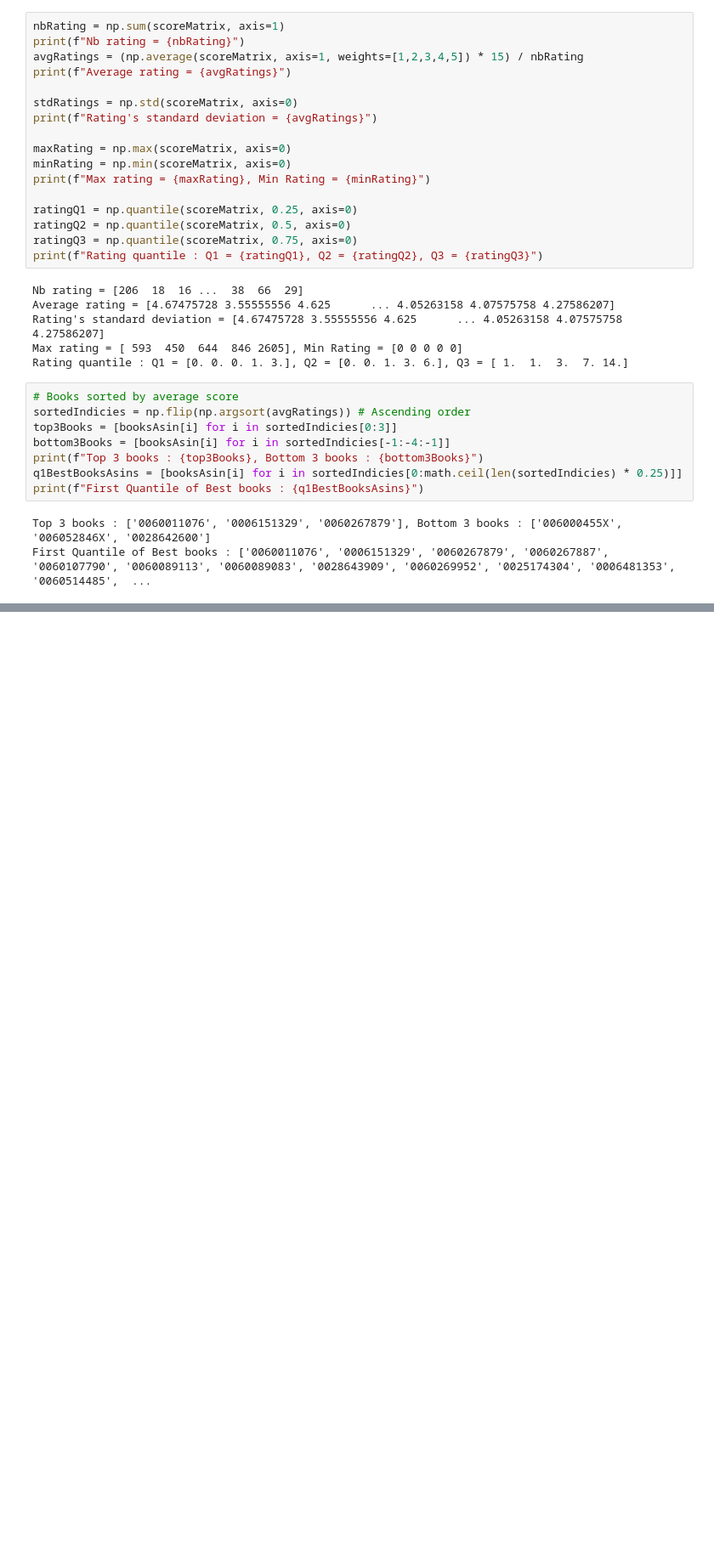
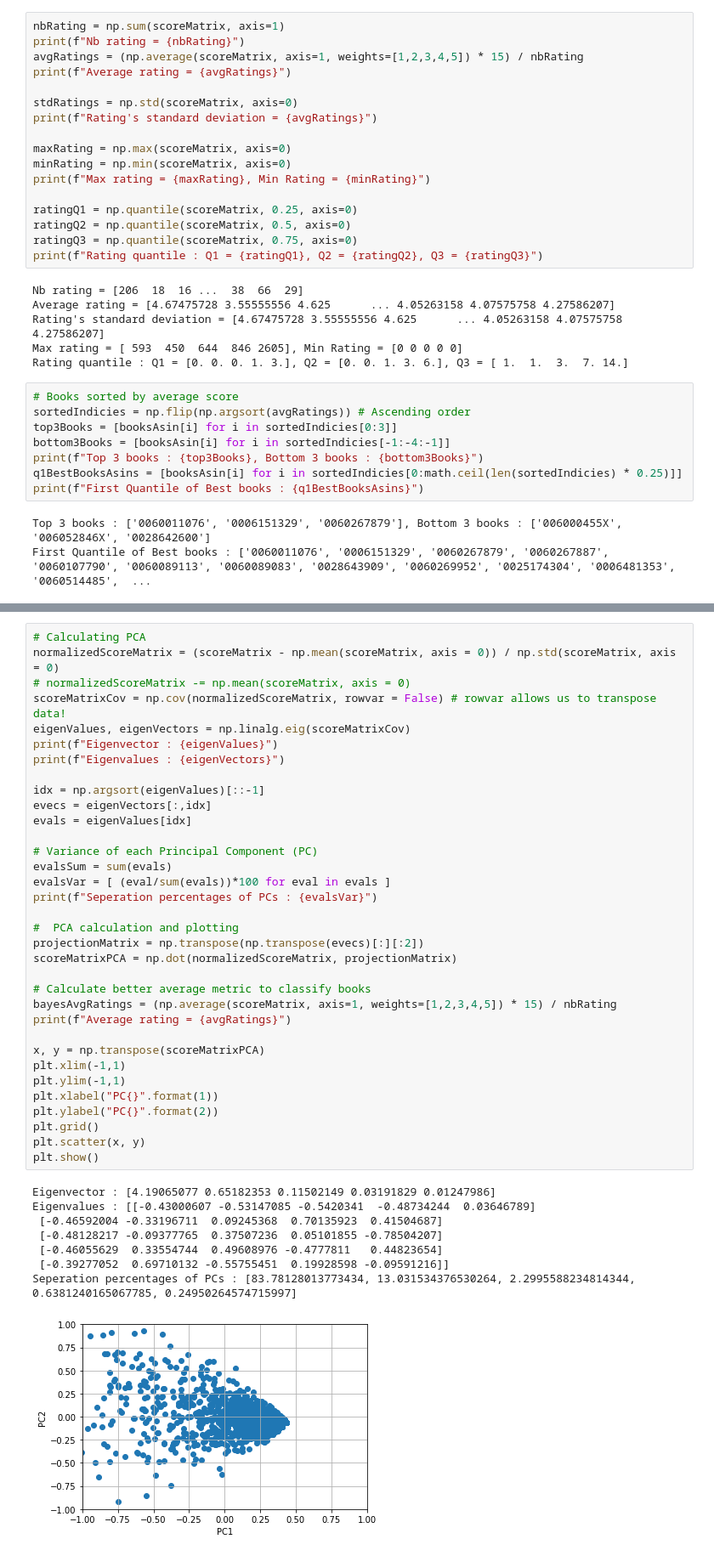
Before and after one commit to darhal/IFT799-DataScience, a Jupyter notebook: Lab1/tp1.ipynb, the cells around one changed output, grey strips where cells are left out. Shown: that part at 85% size. Cells and saved outputs as stored; diff of their text form; blank space fills up the shorter version.

```diff
--- a/Lab1/tp1.ipynb
+++ b/Lab1/tp1.ipynb
@@ -92,0 +93,43 @@ plt.show()
+# %%
+# Calculating PCA
+normalizedScoreMatrix = (scoreMatrix - np.mean(scoreMatrix, axis = 0)) / np.std(scoreMatrix, axis = 0)
+# normalizedScoreMatrix -= np.mean(scoreMatrix, axis = 0)
+scoreMatrixCov = np.cov(normalizedScoreMatrix, rowvar = False) # rowvar allows us to transpose data!
+eigenValues, eigenVectors = np.linalg.eig(scoreMatrixCov)
+print(f"Eigenvector : {eigenValues}")
+print(f"Eigenvalues : {eigenVectors}")
+
+idx = np.argsort(eigenValues)[::-1]
+evecs = eigenVectors[:,idx]
+evals = eigenValues[idx]
+
+# Variance of each Principal Component (PC)
+evalsSum = sum(evals)
+evalsVar = [ (eval/sum(evals))*100 for eval in evals ]
+print(f"Seperation percentages of PCs : {evalsVar}")
+
+#  PCA calculation and plotting
+projectionMatrix = np.transpose(np.transpose(evecs)[:][:2])
+scoreMatrixPCA = np.dot(normalizedScoreMatrix, projectionMatrix)
+
+# Calculate better average metric to classify books
+bayesAvgRatings = (np.average(scoreMatrix, axis=1, weights=[1,2,3,4,5]) * 15) / nbRating
+print(f"Average rating = {avgRatings}")
+
+x, y = np.transpose(scoreMatrixPCA)
+plt.xlim(-1,1)
+plt.ylim(-1,1)
+plt.xlabel("PC{}".format(1))
+plt.ylabel("PC{}".format(2))
+plt.grid()
+plt.scatter(x, y)
+plt.show()
+# %% [output]
+Eigenvector : [4.19065077 0.65182353 0.11502149 0.03191829 0.01247986]
+Eigenvalues : [[-0.43000607 -0.53147085 -0.5420341  -0.48734244  0.03646789]
+ [-0.46592004 -0.33196711  0.09245368  0.70135923  0.41504687]
+ [-0.48128217 -0.09377765  0.37507236  0.05101855 -0.78504207]
+ [-0.46055629  0.33554744  0.49608976 -0.4777811   0.44823654]
+ [-0.39277052  0.69710132 -0.55755451  0.19928598 -0.09591216]]
+Seperation percentages of PCs : [83.78128013773434, 13.031534376530264, 2.2995588234814344, 0.6381240165067785, 0.24950264574715997]
+[figure, added]
```
Also changed, not shown: parts of 2 cells of this notebook.
